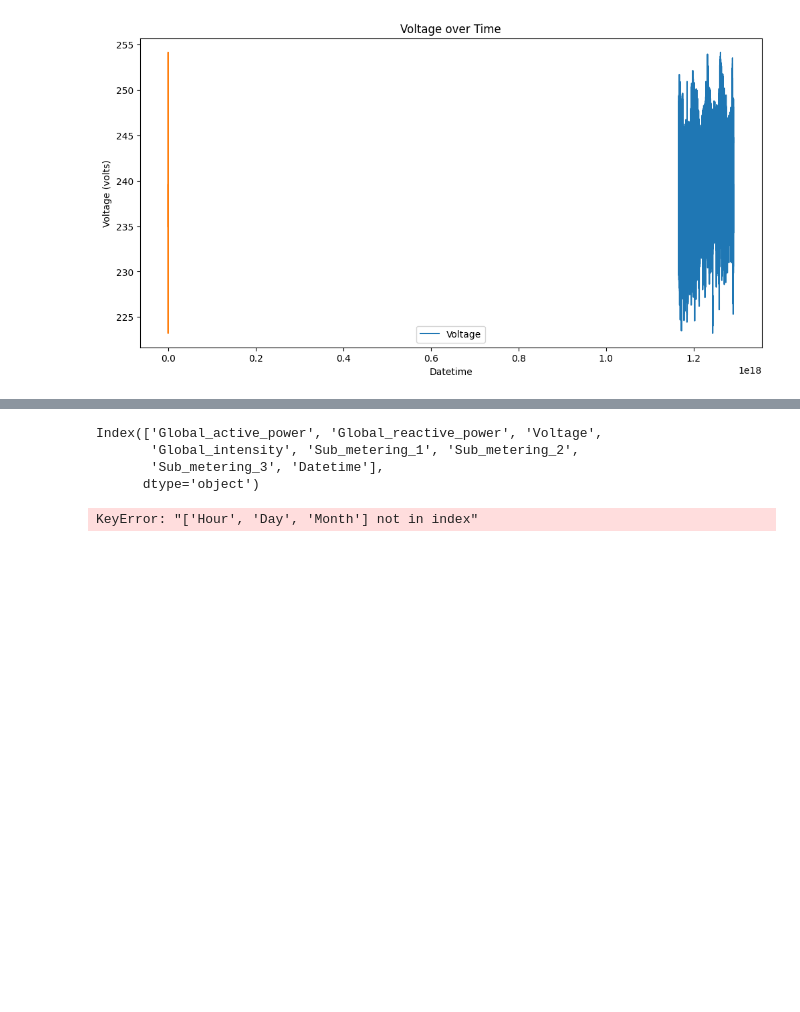
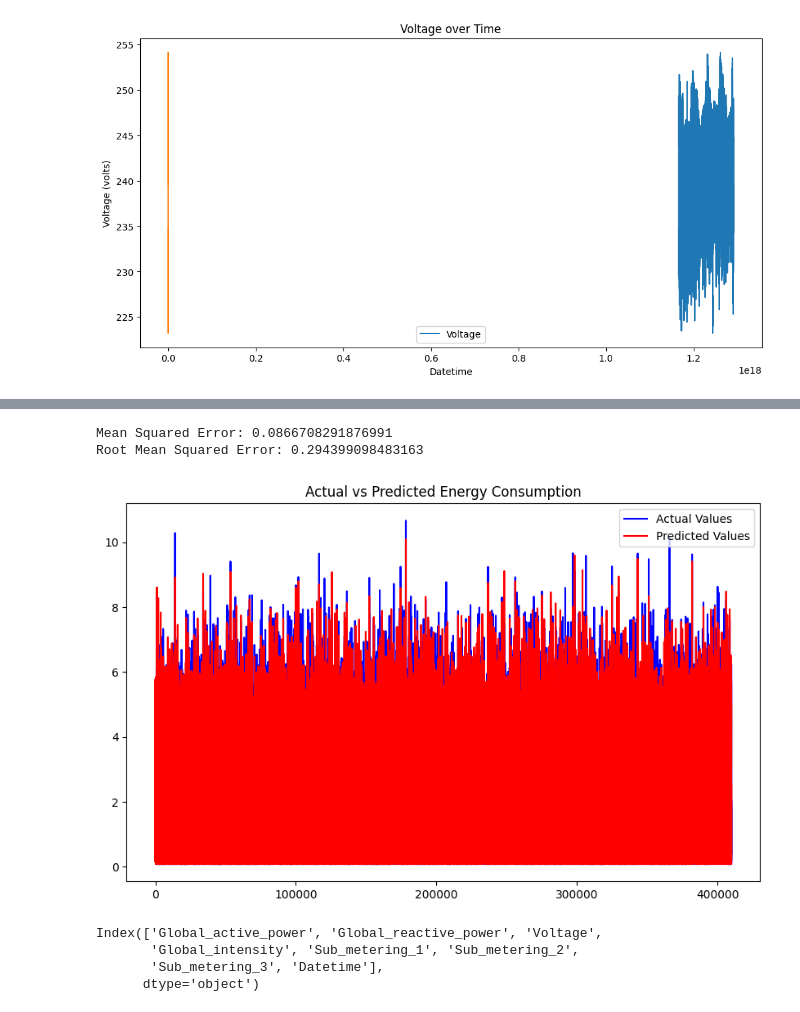
Before and after one commit to Narenderreddyranabothu/DataScience-Project, a Jupyter notebook: P_and_O_of_smart_grids.ipynb, the cells around one changed output, grey strips where cells are left out. Drawn from its saved outputs; the diff is of its cells as text; code cells hidden in the pictures; blank space fills up the shorter version.

```diff
--- a/P_and_O_of_smart_grids.ipynb
+++ b/P_and_O_of_smart_grids.ipynb
@@ -147,0 +176,10 @@ plt.show()
+# %%
+# Create lag features (previous energy consumption values)
+df['Global_active_power_lag1'] = df['Global_active_power'].shift(1)
+df['Global_active_power_lag24'] = df['Global_active_power'].shift(24)
+
+# Drop rows with NaN values due to the lag
+df = df.dropna()
+
+# Display the new features
+df[['Global_active_power', 'Global_active_power_lag1', 'Global_active_power_lag24']].head()
@@ -147,0 +203,10 @@ plt.show()
+# %%
+# Define features (X) and target variable (y)
+X = df[['Global_active_power_lag1', 'Global_active_power_lag24']]
+y = df['Global_active_power']
+
+# Split the data into training and testing sets (80% for training, 20% for testing)
+X_train, X_test, y_train, y_test = train_test_split(X, y, test_size=0.2, random_state=42)
+
+# Display the first few rows of X_train and y_train
+X_train.head(), y_train.head()
@@ -148,3 +226,31 @@ plt.show()
+# %%
+# Train a Random Forest model
+model = RandomForestRegressor(n_estimators=100, random_state=42)
+model.fit(X_train, y_train)
+
+# Predict on the test set
+y_pred = model.predict(X_test)
+
+# Evaluate the model's performance
+mse = mean_squared_error(y_test, y_pred)
+rmse = np.sqrt(mse)
+
+# Display the results
+print(f"Mean Squared Error: {mse}")
+print(f"Root Mean Squared Error: {rmse}")
+# %% [output]
+Mean Squared Error: 0.0866708291876991
+Root Mean Squared Error: 0.294399098483163
+# %%
+# Plot Actual vs. Predicted values
+plt.figure(figsize=(10,6))
+plt.plot(y_test.values, label='Actual Values', color='blue')
+plt.plot(y_pred, label='Predicted Values', color='red')
+plt.legend()
+plt.title('Actual vs Predicted Energy Consumption')
+plt.show()
+# %% [output]
+[figure, added]
 # %%
 print(df.columns)
 # %% [output]
@@ -152,14 +258,3 @@ Index(['Global_active_power', 'Global_reactive_power', 'Voltage',
        'Global_intensity', 'Sub_metering_1', 'Sub_metering_2',
        'Sub_metering_3', 'Datetime'],
       dtype='object')
-# %%
-from sklearn.model_selection import train_test_split
-
-# Define features (X) and target variable (y)
-X = df[['Hour', 'Day', 'Month', 'Global_active_power_lag1', 'Global_active_power_lag24']]
-y = df['Global_active_power']
-
-# Split the data into training and testing sets (80% for training, 20% for testing)
-X_train, X_test, y_train, y_test = train_test_split(X, y, test_size=0.2, random_state=42)
-# %% [output]
-KeyError: "['Hour', 'Day', 'Month'] not in index"
```
Also changed, not shown: parts of 5 cells of this notebook.
